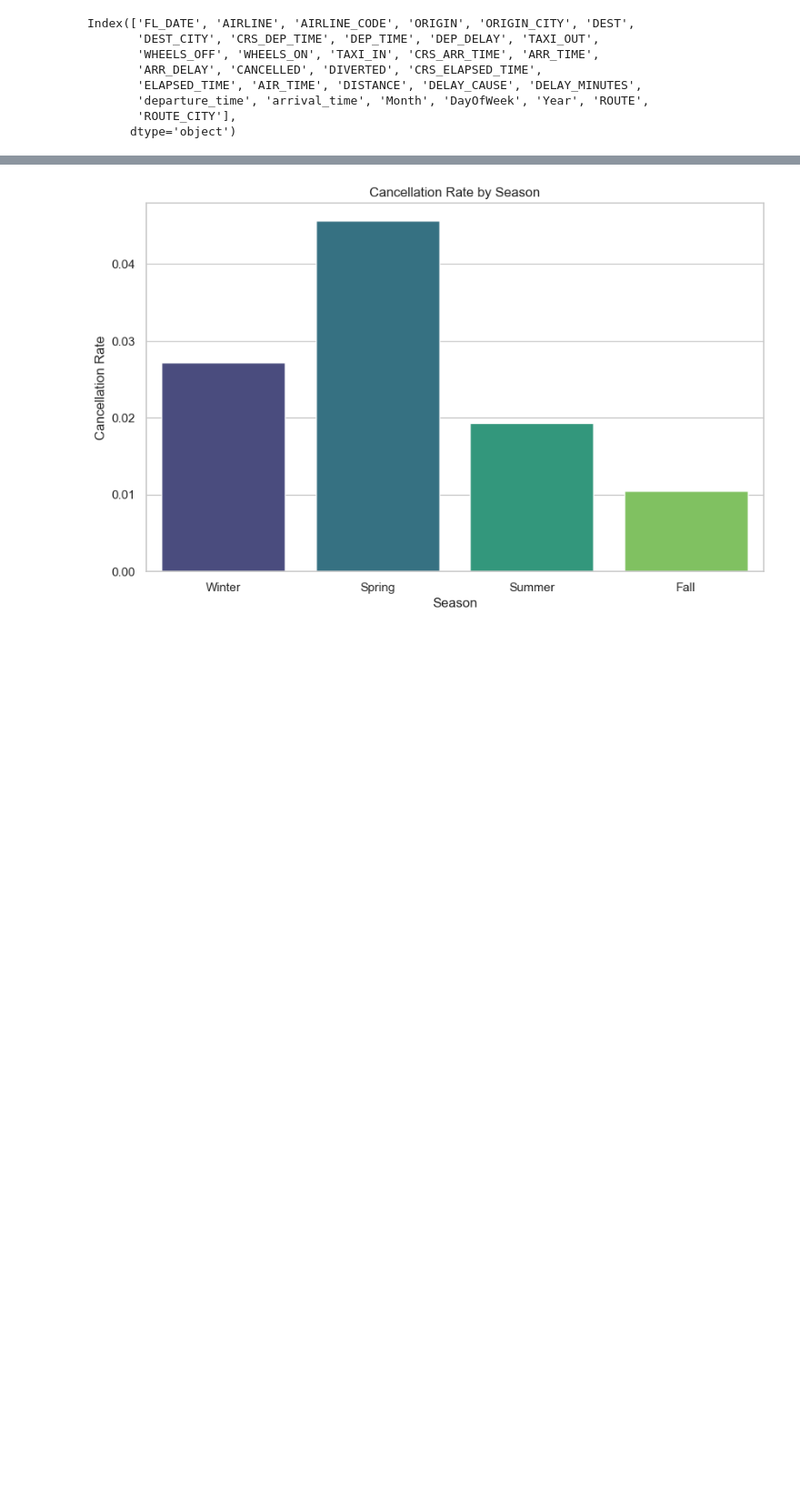
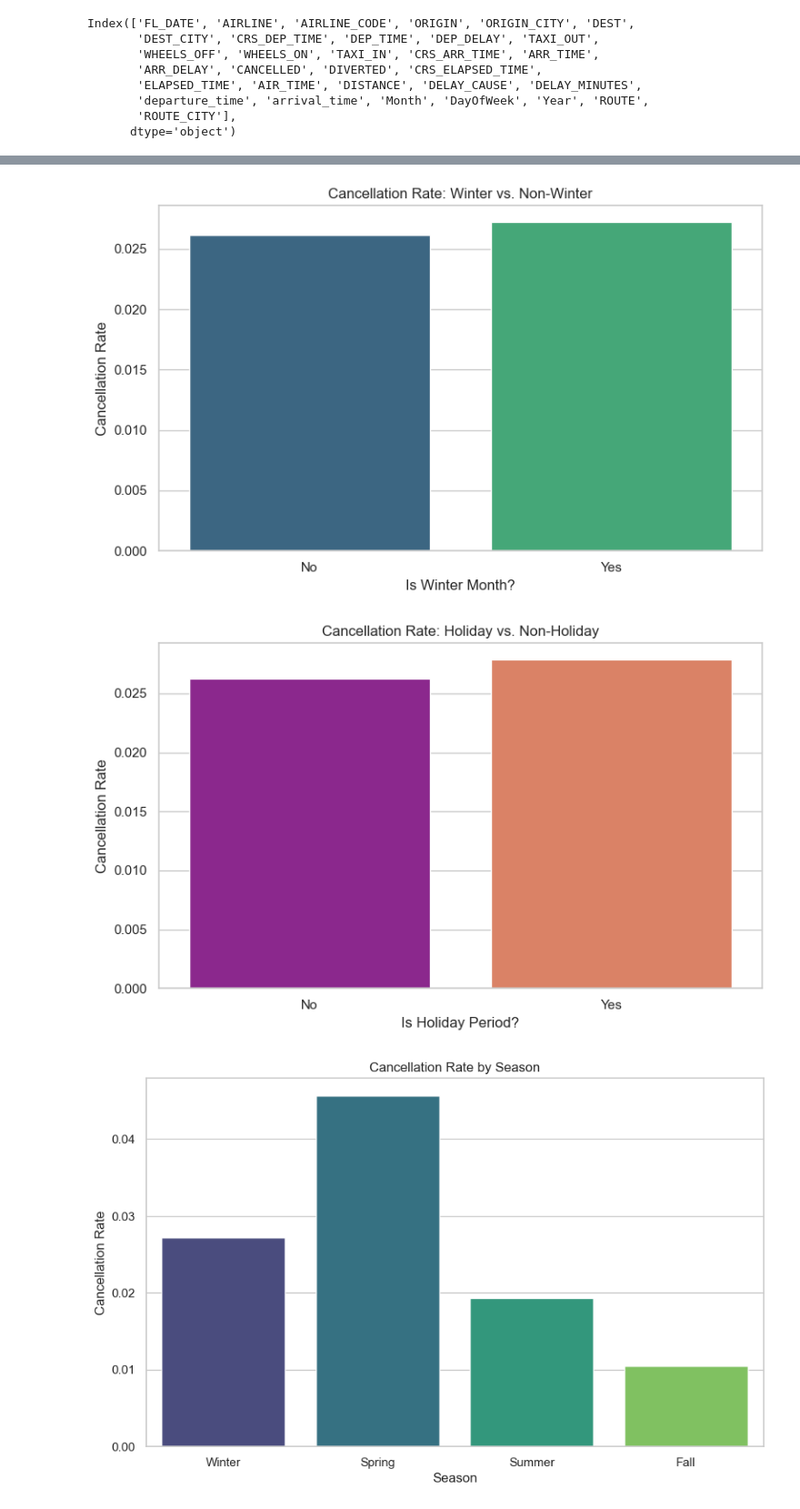
Before and after one commit to ryadavnitb/Batch-7, a Jupyter notebook: Airfly-Insights.ipynb, the cells around one changed output, grey strips where cells are left out. Shown at 91% size. Drawn from its saved outputs; the diff is of its cells as text; code cells hidden in the pictures; blank space fills up the shorter version.

```diff
--- a/Airfly-Insights.ipynb
+++ b/Airfly-Insights.ipynb
@@ -935,3 +917,54 @@ plt.show()
+# %%
+# Ensure datetime format
+df['FL_DATE'] = pd.to_datetime(df['FL_DATE'])
+
+# Create Month column if not already present
+df['Month'] = df['FL_DATE'].dt.month.map({
+    1: 'Jan', 2: 'Feb', 3: 'Mar', 4: 'Apr', 5: 'May', 6: 'Jun',
+    7: 'Jul', 8: 'Aug', 9: 'Sep', 10: 'Oct', 11: 'Nov', 12: 'Dec'
+})
+
+# Define winter and holiday flags
+winter_months = ['Dec', 'Jan', 'Feb']
+df['IS_WINTER'] = df['Month'].isin(winter_months)
+df['IS_HOLIDAY'] = ((df['Month'] == 'Nov') & (df['FL_DATE'].dt.day.between(20, 30))) | \
+                   ((df['Month'] == 'Dec') & (df['FL_DATE'].dt.day.between(15, 31))) | \
+                   ((df['Month'] == 'Jan') & (df['FL_DATE'].dt.day.between(1, 5)))
+
+# Ensure both True and False are present
+df['IS_WINTER'] = pd.Categorical(df['IS_WINTER'], categories=[False, True])
+df['IS_HOLIDAY'] = pd.Categorical(df['IS_HOLIDAY'], categories=[False, True])
+
+# Group and plot
+winter_cancellations = df.groupby('IS_WINTER')['CANCELLED'].mean().reset_index()
+holiday_cancellations = df.groupby('IS_HOLIDAY')['CANCELLED'].mean().reset_index()
+
+# Rename columns
+winter_cancellations.rename(columns={'CANCELLED': 'Cancellation Rate'}, inplace=True)
+holiday_cancellations.rename(columns={'CANCELLED': 'Cancellation Rate'}, inplace=True)
+
+# Winter plot
+plt.figure(figsize=(8, 5))
+sns.barplot(x='IS_WINTER', y='Cancellation Rate', data=winter_cancellations, palette='viridis')
+plt.title('Cancellation Rate: Winter vs. Non-Winter')
+plt.xlabel('Is Winter Month?')
+plt.ylabel('Cancellation Rate')
+plt.xticks(ticks=[0, 1], labels=['No', 'Yes'])
+plt.tight_layout()
+plt.show()
+
+# Holiday plot
+plt.figure(figsize=(8, 5))
+sns.barplot(x='IS_HOLIDAY', y='Cancellation Rate', data=holiday_cancellations, palette='plasma')
+plt.title('Cancellation Rate: Holiday vs. Non-Holiday')
+plt.xlabel('Is Holiday Period?')
+plt.ylabel('Cancellation Rate')
+plt.xticks(ticks=[0, 1], labels=['No', 'Yes'])
+plt.tight_layout()
+plt.show()
+# %% [output]
+[figure, added]
+[figure, added]
 # %%
 import matplotlib.pyplot as plt
 import seaborn as sns
```
Also changed, not shown: parts of 8 cells of this notebook.
